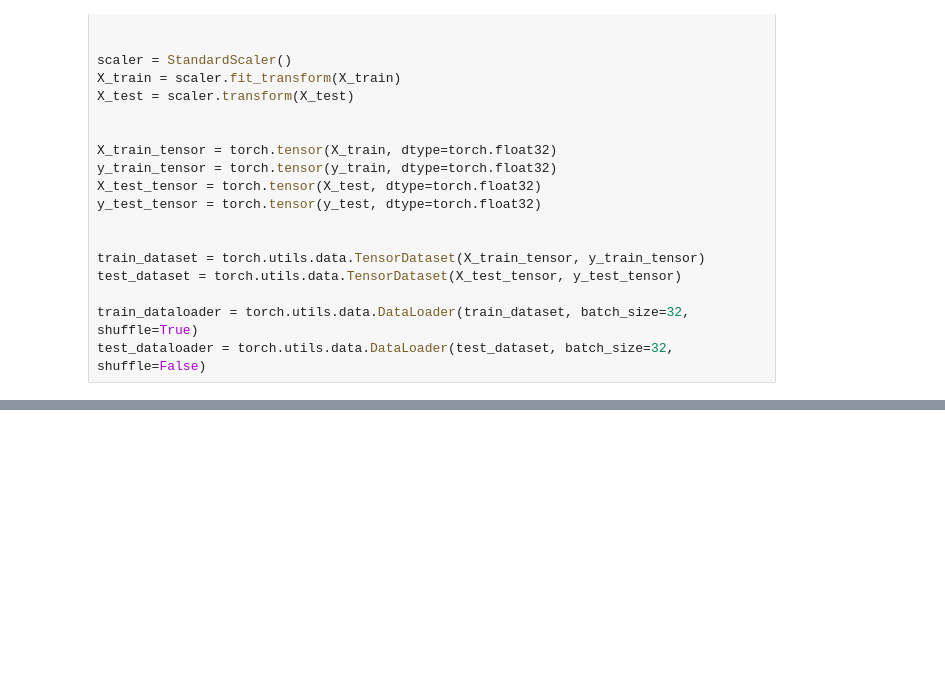
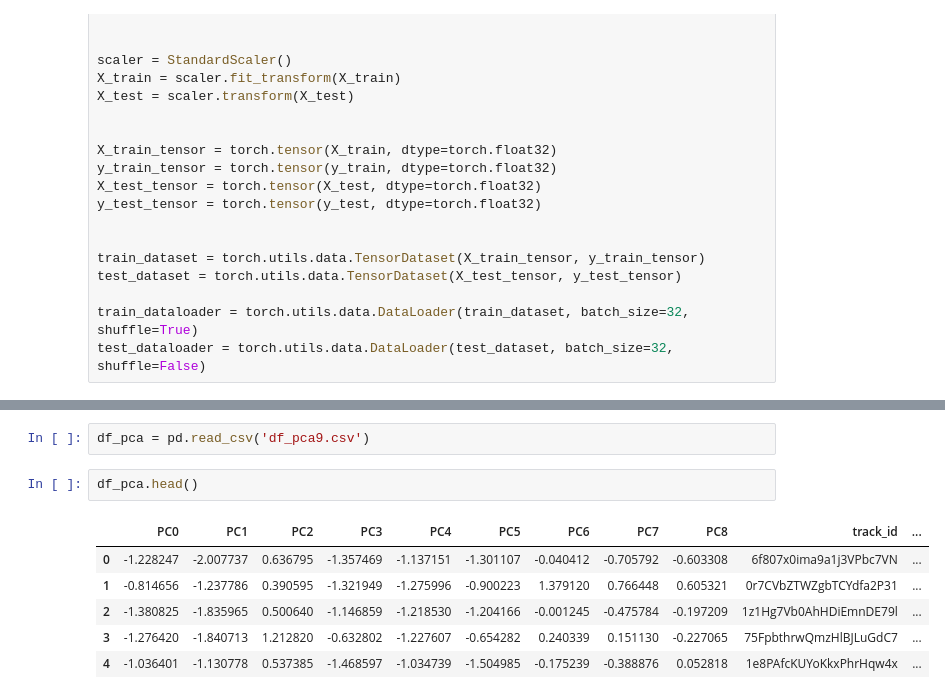
Before and after one commit to mlmicozzi/SPOTIFY, a Jupyter notebook: neuralnet.ipynb, the cells around one changed output, grey strips where cells are left out. Drawn from its saved outputs; the diff is of its cells as text; blank space fills up the shorter version.

```diff
--- a/neuralnet.ipynb
+++ b/neuralnet.ipynb
@@ -294,0 +316,11 @@ RMSE: 23.5891
+# %%
+df_pca = pd.read_csv('df_pca9.csv')
+# %%
+df_pca.head()
+# %% [output]
+|  | PC0 | PC1 | PC2 | PC3 | PC4 | PC5 | PC6 | PC7 | PC8 | track_id | ... |
+| 0 | -1.228247 | -2.007737 | 0.636795 | -1.357469 | -1.137151 | -1.301107 | -0.040412 | -0.705792 | -0.603308 | 6f807x0ima9a1j3VPbc7VN | ... |
+| 1 | -0.814656 | -1.237786 | 0.390595 | -1.321949 | -1.275996 | -0.900223 | 1.379120 | 0.766448 | 0.605321 | 0r7CVbZTWZgbTCYdfa2P31 | ... |
+| 2 | -1.380825 | -1.835965 | 0.500640 | -1.146859 | -1.218530 | -1.204166 | -0.001245 | -0.475784 | -0.197209 | 1z1Hg7Vb0AhHDiEmnDE79l | ... |
+| 3 | -1.276420 | -1.840713 | 1.212820 | -0.632802 | -1.227607 | -0.654282 | 0.240339 | 0.151130 | -0.227065 | 75FpbthrwQmzHlBJLuGdC7 | ... |
+| 4 | -1.036401 | -1.130778 | 0.537385 | -1.468597 | -1.034739 | -1.504985 | -0.175239 | -0.388876 | 0.052818 | 1e8PAfcKUYoKkxPhrHqw4x | ... |
```
Also changed, not shown: parts of 10 cells of this notebook.
